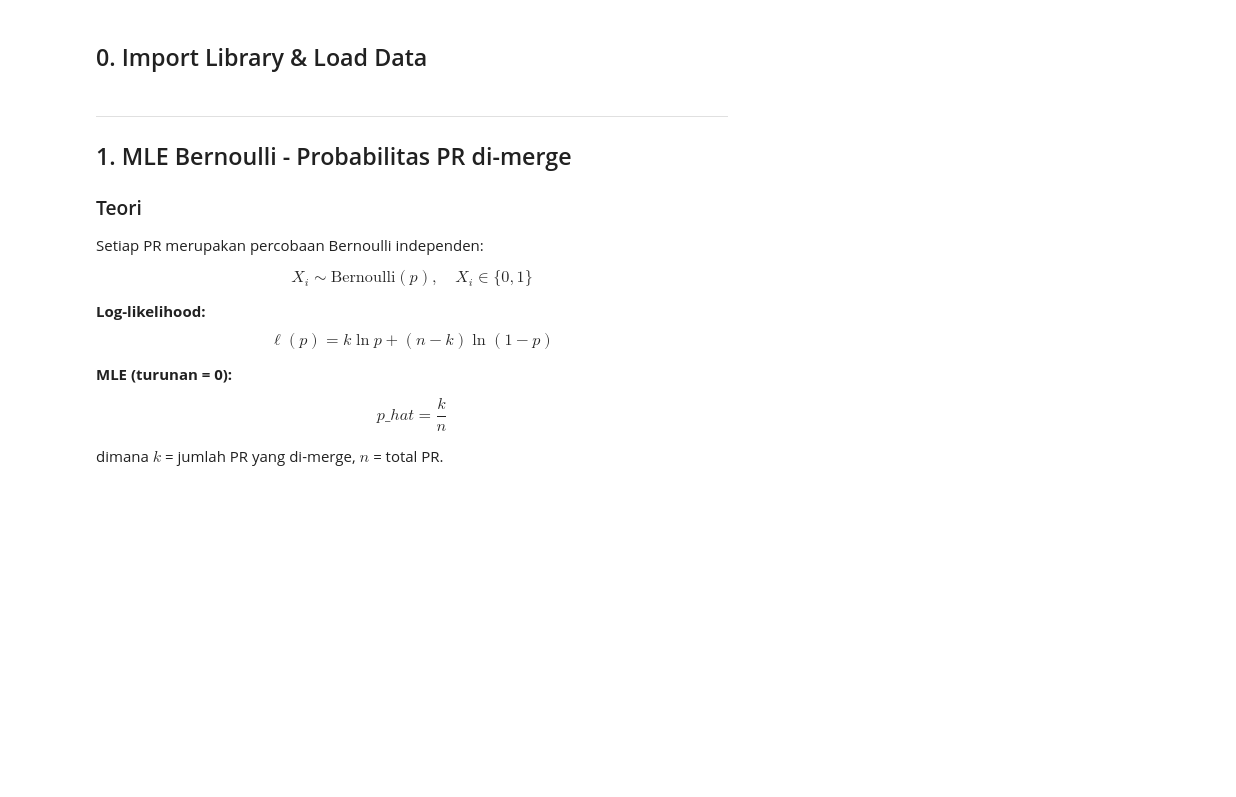
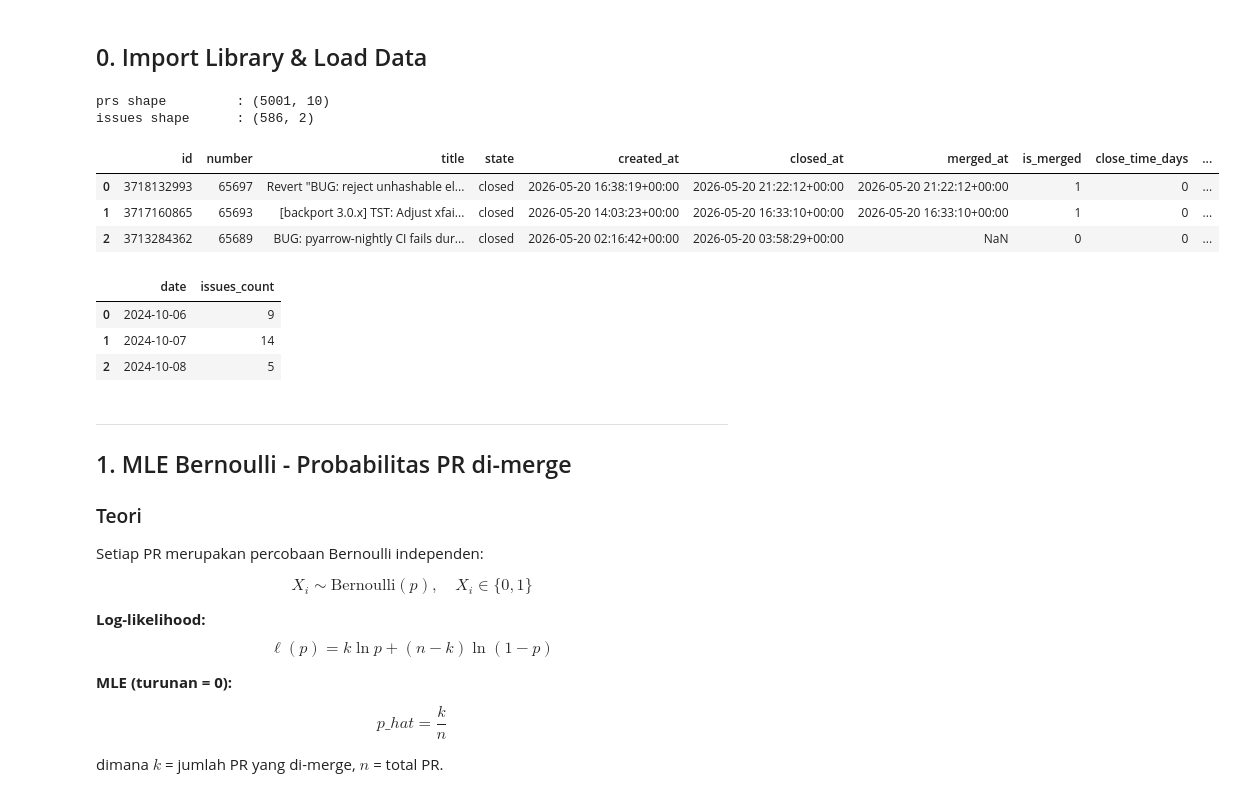
Before and after one commit to Fahmi661/stat-audit-pandas-sti-2025, a Jupyter notebook: notebooks/02_estimation.ipynb, the cells around one changed output. Drawn from its saved outputs; the diff is of its cells as text; code cells hidden in the pictures; blank space fills up the shorter version.

Commit message:
fix: perbaiki path dataset pada notebook dan tambahkan data mentah

```diff
--- a/notebooks/02_estimation.ipynb
+++ b/notebooks/02_estimation.ipynb
@@ -17,21 +17,32 @@
 # %%
 import numpy as np
 import pandas as pd
 import matplotlib.pyplot as plt
 import matplotlib.gridspec as gridspec
 from scipy import stats
 
-prs    = pd.read_csv("prs_clean.csv")
-issues = pd.read_csv("issues_per_day.csv")
+prs    = pd.read_csv("../data/clean/prs_clean.csv")
+issues = pd.read_csv("../data/clean/issues_per_day.csv")
 
 is_merged    = prs["is_merged"].values
 issues_count = issues["issues_count"].values
 
 print("prs shape         :", prs.shape)
 print("issues shape      :", issues.shape)
 print()
 display(prs.head(3))
 display(issues.head(3))
+# %% [output]
+prs shape         : (5001, 10)
+issues shape      : (586, 2)
+|  | id | number | title | state | created_at | closed_at | merged_at | is_merged | close_time_days | ... |
+| 0 | 3718132993 | 65697 | Revert "BUG: reject unhashable el... | closed | 2026-05-20 16:38:19+00:00 | 2026-05-20 21:22:12+00:00 | 2026-05-20 21:22:12+00:00 | 1 | 0 | ... |
+| 1 | 3717160865 | 65693 | [backport 3.0.x] TST: Adjust xfai... | closed | 2026-05-20 14:03:23+00:00 | 2026-05-20 16:33:10+00:00 | 2026-05-20 16:33:10+00:00 | 1 | 0 | ... |
+| 2 | 3713284362 | 65689 | BUG: pyarrow-nightly CI fails dur... | closed | 2026-05-20 02:16:42+00:00 | 2026-05-20 03:58:29+00:00 | NaN | 0 | 0 | ... |
+|  | date | issues_count |
+| 0 | 2024-10-06 | 9 |
+| 1 | 2024-10-07 | 14 |
+| 2 | 2024-10-08 | 5 |
 # %% [markdown]
 ---
 ## 1. MLE Bernoulli - Probabilitas PR di-merge
```
Also changed, not shown: parts of 8 cells of this notebook, 6 other files.
